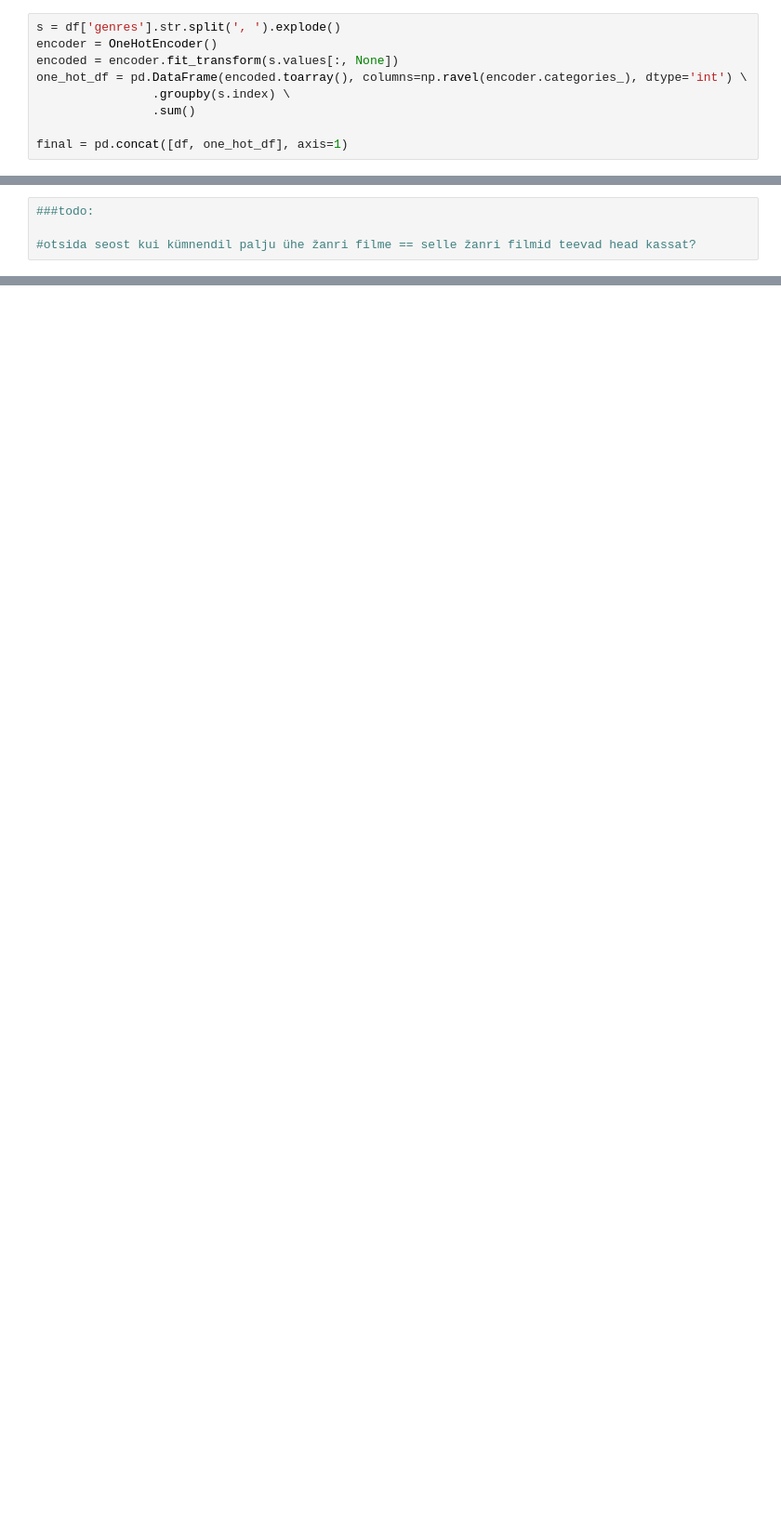
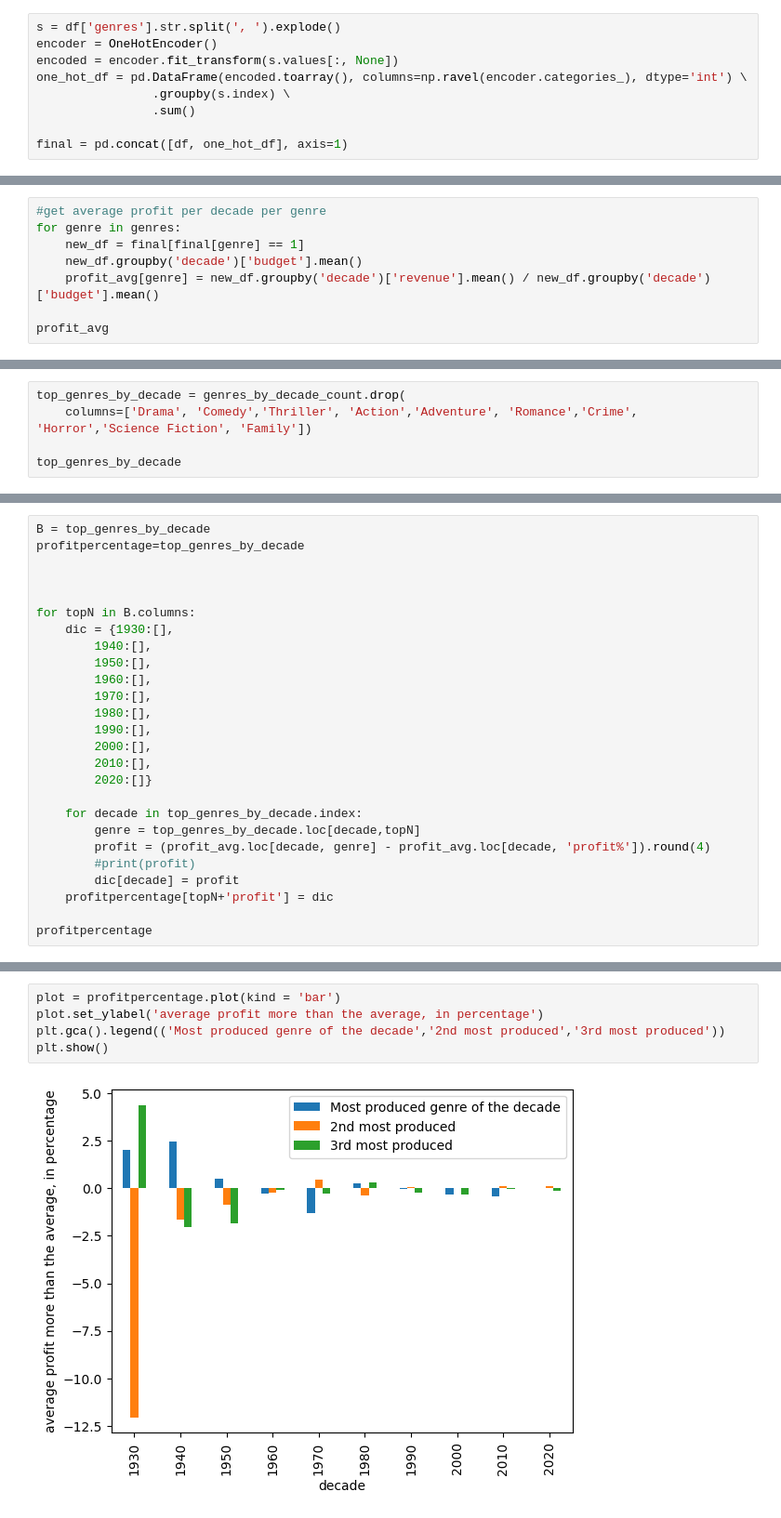
Before and after one commit to laurileppik/DS-Project, a Jupyter notebook: Popularity_Through_Years.ipynb, the cells around one changed output, grey strips where cells are left out. Shown at 93% size. Cells and saved outputs as stored; diff of their text form; blank space fills up the shorter version.

```diff
--- a/Popularity_Through_Years.ipynb
+++ b/Popularity_Through_Years.ipynb
@@ -76,4 +154,8 @@ genres_by_decade_count
 # %%
-###todo:
+#get average profit per decade per genre
+for genre in genres:
+    new_df = final[final[genre] == 1]
+    new_df.groupby('decade')['budget'].mean()
+    profit_avg[genre] = new_df.groupby('decade')['revenue'].mean() / new_df.groupby('decade')['budget'].mean()
 
-#otsida seost kui kümnendil palju ühe žanri filme == selle žanri filmid teevad head kassat?
+profit_avg
@@ -79,0 +175,5 @@ genres_by_decade_count
+# %%
+top_genres_by_decade = genres_by_decade_count.drop(
+    columns=['Drama', 'Comedy','Thriller', 'Action','Adventure', 'Romance','Crime', 'Horror','Science Fiction', 'Family'])
+
+top_genres_by_decade
@@ -79,0 +193,26 @@ genres_by_decade_count
+# %%
+B = top_genres_by_decade
+profitpercentage=top_genres_by_decade
+
+
+
+for topN in B.columns:
+    dic = {1930:[],
+        1940:[],
+        1950:[],
+        1960:[],
+        1970:[],
+        1980:[],
+        1990:[],
+        2000:[],
+        2010:[],
+        2020:[]}
+
+    for decade in top_genres_by_decade.index:
+        genre = top_genres_by_decade.loc[decade,topN]
+        profit = (profit_avg.loc[decade, genre] - profit_avg.loc[decade, 'profit%']).round(4)
+        #print(profit)
+        dic[decade] = profit
+    profitpercentage[topN+'profit'] = dic
+
+profitpercentage
@@ -79,0 +232,7 @@ genres_by_decade_count
+# %%
+plot = profitpercentage.plot(kind = 'bar')
+plot.set_ylabel('average profit more than the average, in percentage')
+plt.gca().legend(('Most produced genre of the decade','2nd most produced','3rd most produced'))
+plt.show()
+# %% [output]
+[figure, added]
```
Also changed, not shown: parts of 10 cells of this notebook, 1 other file.
